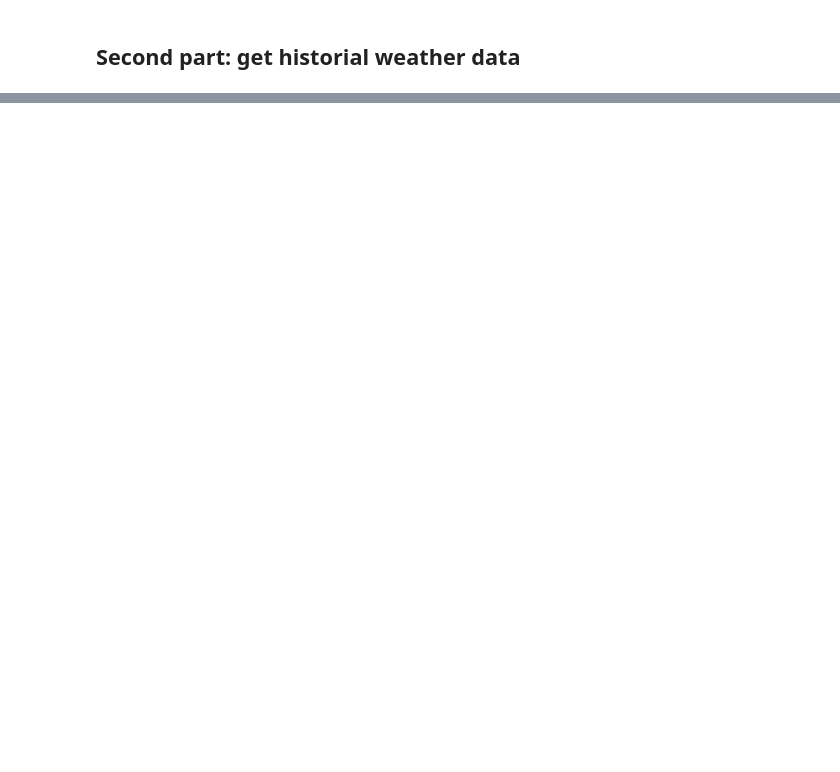
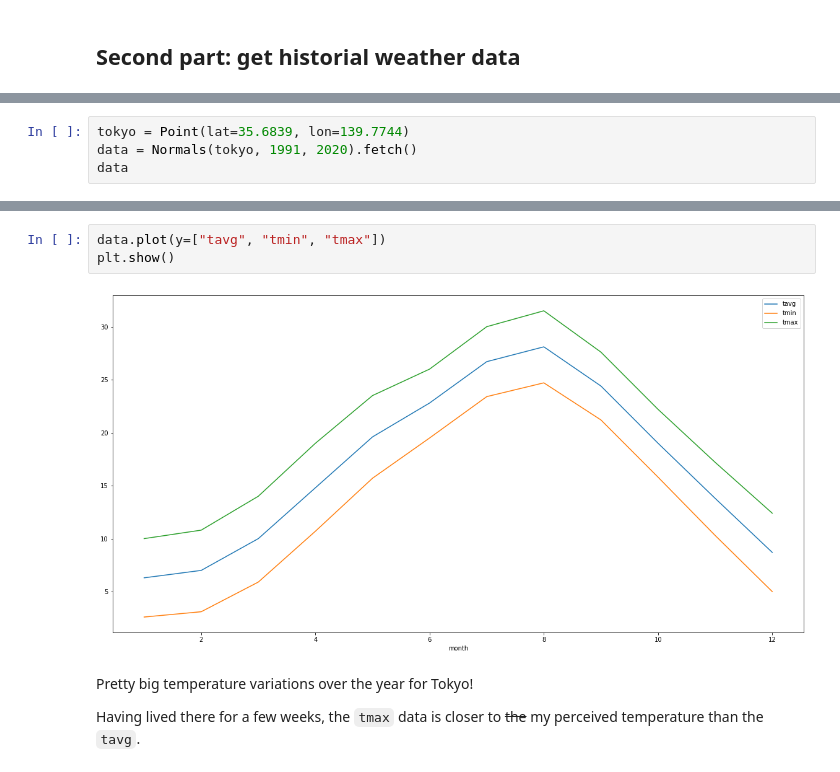
Before and after one commit to Jonas1312/cities-with-nice-weather, a Jupyter notebook: README.ipynb, the cells around one changed output, grey strips where cells are left out. Drawn from its saved outputs; the diff is of its cells as text; blank space fills up the shorter version.

```diff
--- a/README.ipynb
+++ b/README.ipynb
@@ -246,0 +232,4 @@ We need historical monthly data of the last two decades for all the cities short
+# %%
+tokyo = Point(lat=35.6839, lon=139.7744)
+data = Normals(tokyo, 1991, 2020).fetch()
+data
@@ -246,0 +251,9 @@ We need historical monthly data of the last two decades for all the cities short
+# %%
+data.plot(y=["tavg", "tmin", "tmax"])
+plt.show()
+# %% [output]
+[figure, added]
+# %% [markdown]
+Pretty big temperature variations over the year for Tokyo!
+
+Having lived there for a few weeks, the `tmax` data is closer to ~~the~~ my perceived temperature than the `tavg`.
```
Also changed, not shown: parts of 31 cells of this notebook.
